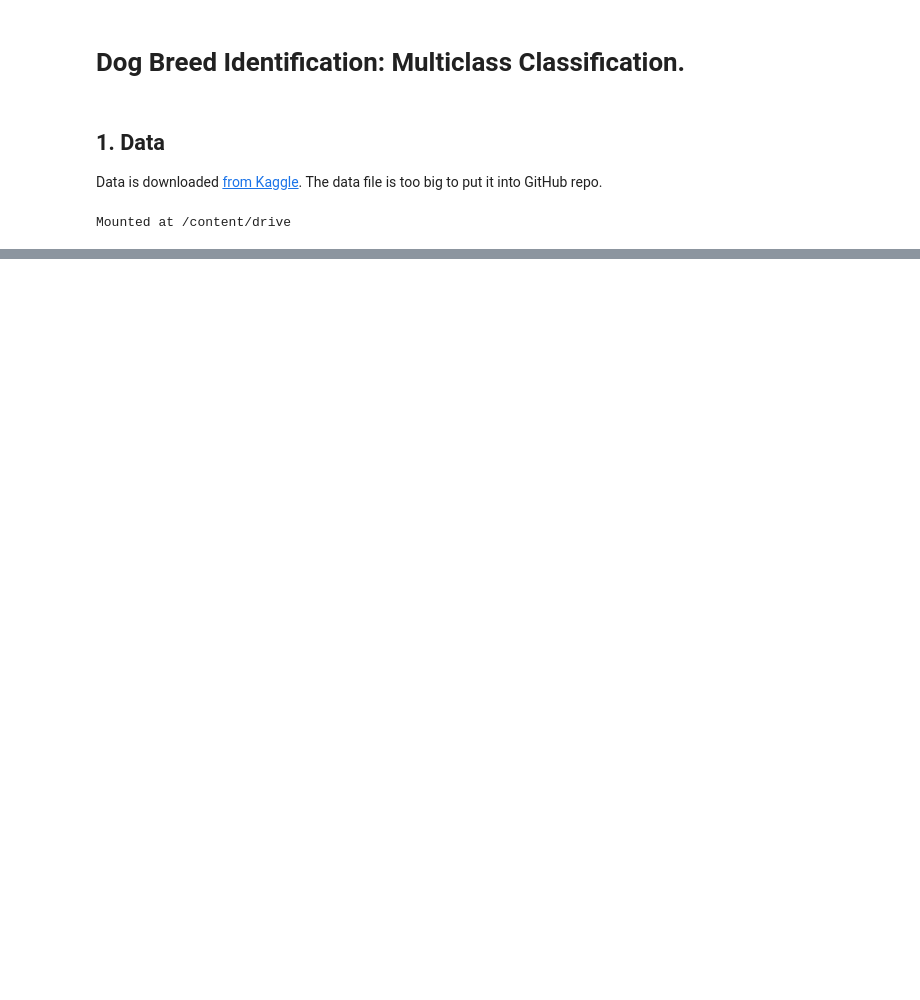
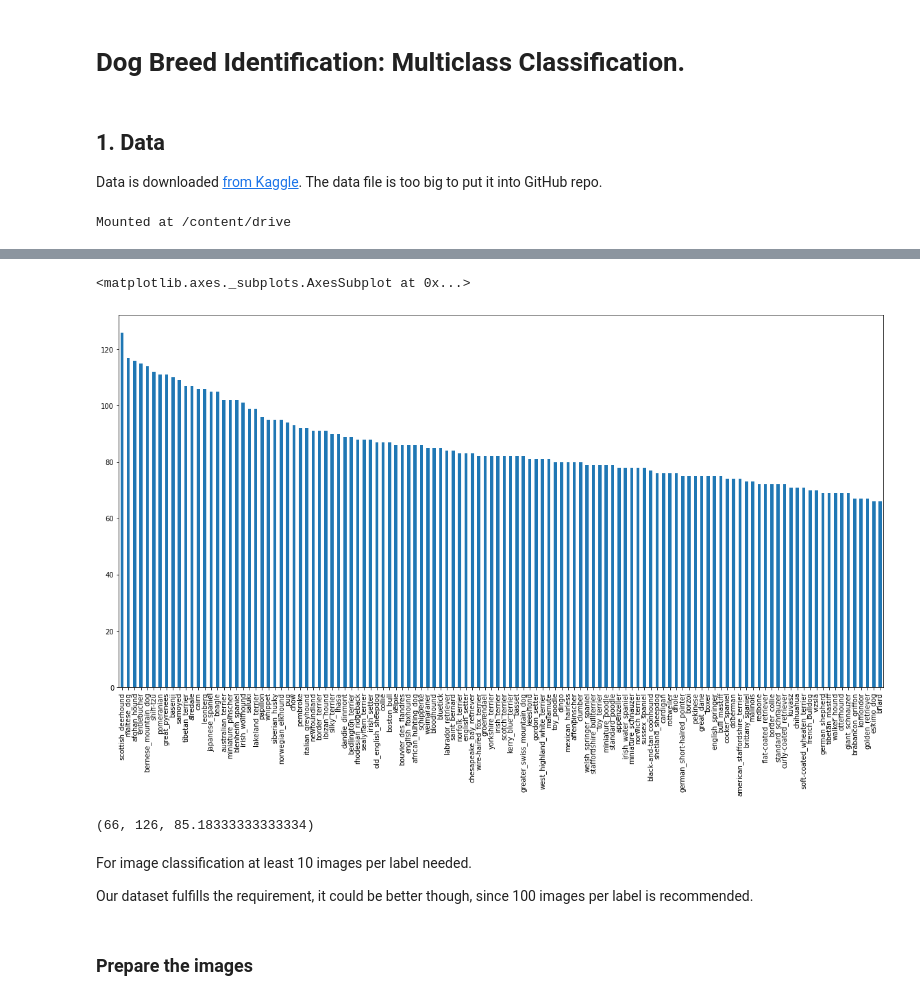
Before and after one commit to Dimisz/Portfolio, a Jupyter notebook: Python/DeepLearning/TensorFlow/ComputerVision/dog_breed_identification.ipynb, the cells around one changed output, grey strips where cells are left out. Cells and saved outputs as stored; diff of their text form; code cells hidden in the pictures; blank space fills up the shorter version.

```diff
--- a/Python/DeepLearning/TensorFlow/ComputerVision/dog_breed_identification.ipynb
+++ b/Python/DeepLearning/TensorFlow/ComputerVision/dog_breed_identification.ipynb
@@ -33,0 +18,7 @@ Mounted at /content/drive
+# %%
+# Check the labels
+import pandas as pd
+
+labels_csv = pd.read_csv("/content/drive/MyDrive/DogVision/unpacked/labels.csv")
+print(labels_csv.describe())
+print(labels_csv.head())
@@ -33,0 +37,17 @@ Mounted at /content/drive
+# %%
+# How many images are there per each breed?
+labels_csv['breed'].value_counts().plot.bar(figsize=(20,10))
+# %% [output]
+<matplotlib.axes._subplots.AxesSubplot at 0x...>
+[figure, added]
+# %%
+# Explore how balanced is the dataset
+labels_csv['breed'].value_counts().min(), labels_csv['breed'].value_counts().max(), labels_csv['breed'].value_counts().mean(),
+# %% [output]
+(66, 126, 85.18333333333334)
+# %% [markdown]
+For image classification at least 10 images per label needed.
+
+Our dataset fulfills the requirement, it could be better though, since 100 images per label is recommended.
+# %% [markdown]
+### Prepare the images
```
Also changed, not shown: parts of 12 cells of this notebook.
